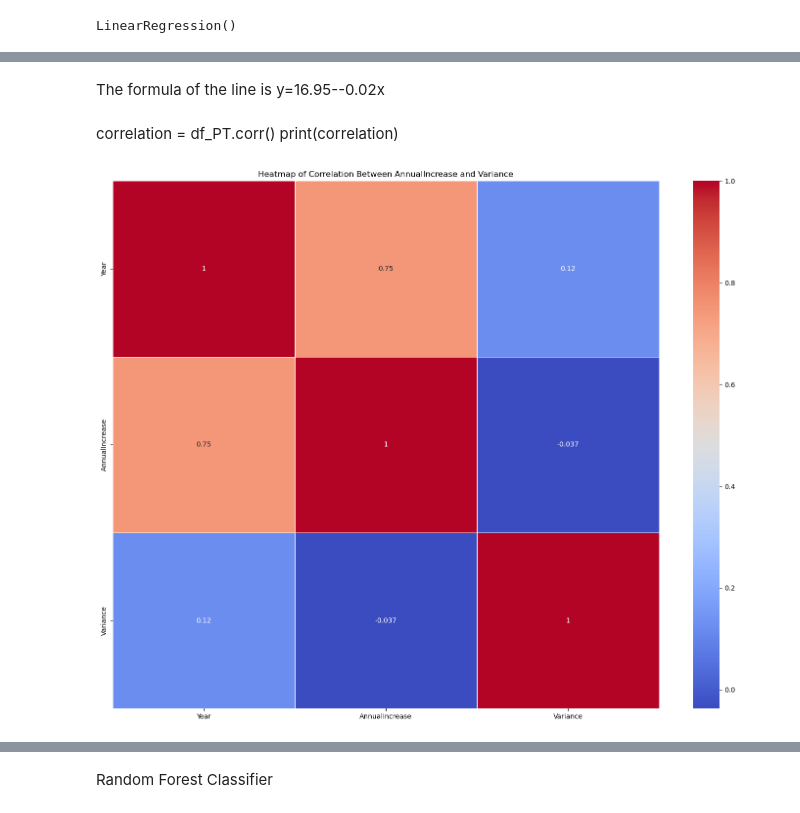
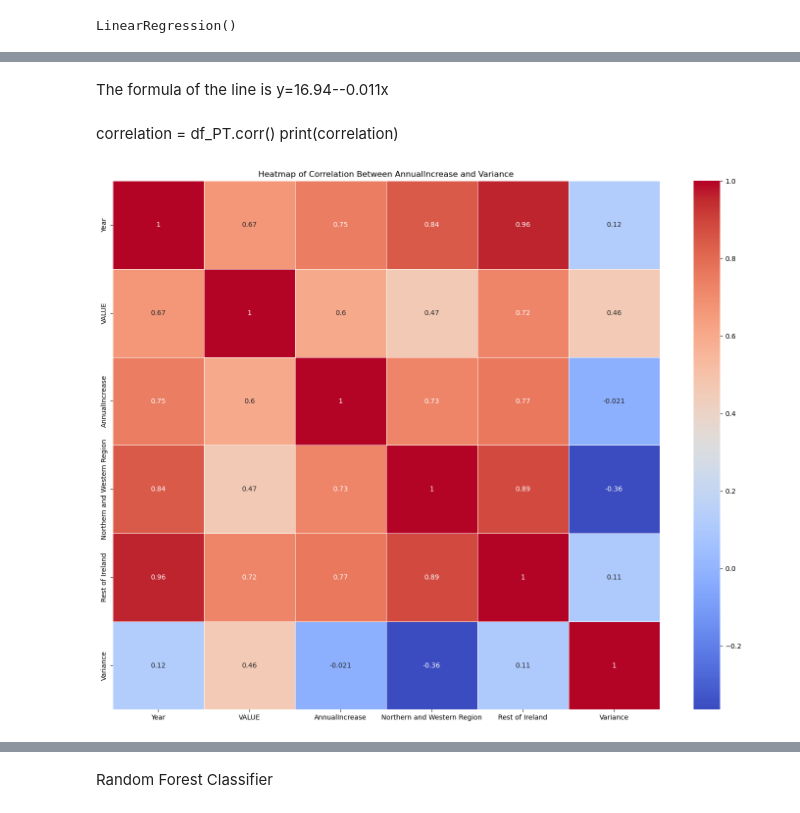
Before and after one commit to ElenaBez/DataAnalytics1, a Jupyter notebook: DA_CA1(11).ipynb, the cells around one changed output, grey strips where cells are left out. Cells and saved outputs as stored; diff of their text form; code cells hidden in the pictures.

```diff
--- a/DA_CA1(11).ipynb
+++ b/DA_CA1(11).ipynb
@@ -295,0 +263,15 @@ print(totals_df)
+# %%
+
+totals_df = Total_Emp_df.groupby(['Year'])['VALUE'].sum().reset_index()
+
+# Calculate the annual increase in value
+totals_df['AnnualIncrease'] = (totals_df['VALUE'] - totals_df['VALUE'].shift(1)) / totals_df['VALUE'].shift(1)
+
+# For the year 2000, set the increase to 0
+totals_df.at[0, 'AnnualIncrease'] = 0
+
+# Convert annual increases to percentages (* 100)
+totals_df['AnnualIncrease'] = totals_df['AnnualIncrease'] * 100
+
+# Display the resulting DataFrame
+print(totals_df)
@@ -480,10 +484,10 @@ plt.legend(loc='upper right', bbox_to_anchor=(1.55, 1));
 # Calculate the difference between the percentages for Rest of Ireland and Northern and Western Region
 pivot_table_variance = pd.DataFrame(pivot_table_variance)
 
-# Merge the pivot table back into the original DataFrame
-df_PT = df.merge(pivot_table_variance, on='Year')
+# Merge the pivot table back into the original
+df_PT = totals_df.merge(pivot_table_variance, on='Year')
 
-# Calculate the difference between the percentages for Region 1 and Region 2
+# Calculate the difference between the percentages for Rest of Ireland and NWR
 df_PT['Variance'] = df_PT['Rest of Ireland'] - df_PT['Northern and Western Region']
 
 # Plot the difference over the years
@@ -497,8 +501,8 @@ plt.ylabel('Variance in % employment: Rest of Ireland vs NWR in Innovative Ind',
 plt.grid(True)
 # Create a twin y-axis for the percentages
 plt.twinx()
-line2,=plt.plot(totals_df['Year'], totals_df['AnnualIncrease'], marker='s', linestyle='-', color='r')
-plt.ylabel('Annual Increase/Decrease in total Irish emplyment (%)', color='r')
+line2,=plt.plot(totals_df['Year'], totals_df['AnnualIncrease'], marker='s', linestyle='-', color='g')
+plt.ylabel('Annual Increase/Decrease in total Irish emplyment (%)', color='g')
 
 
 plt.show()
@@ -803,18 +845,4 @@ from sklearn.model_selection import (GridSearchCV, cross_val_score, cross_val_pr
 
 from statsmodels.tools.eval_measures import mse, rmse
 from sklearn import preprocessing
-# %%
-# Remove duplicates from both DataFrames
-totals_df = totals_df.drop_duplicates(subset='Year')
-df_PT = df_PT.drop_duplicates(subset='Year')
-
-# Set the 'Year' column as the index in both DataFrames
-totals_df.set_index('Year', inplace=True)
-df_PT.set_index('Year', inplace=True)
-
-# Create a new DataFrame by merging the two DataFrames using 'Year' as the key
-new_df = totals_df.join(df_PT, how='inner')
-
-# Reset the index to make 'Year' a column
-new_df.reset_index(inplace=True)
 # %%
@@ -877,15 +910,15 @@ Predicted Variance for AnnualIncrease of 10%: 16.750332415856935
 # %% [markdown]
-The formula of the line is y=16.95--0.02x
+The formula of the line is y=16.94--0.011x
 # %% [markdown]
 correlation = df_PT.corr()
 print(correlation)
 # %%
 plt.figure(figsize=(18,14))
-sns.heatmap(data=new_df.corr(), annot=True, cmap='coolwarm', linewidths=0.5)
+sns.heatmap(data=df_PT.corr(), annot=True, cmap='coolwarm', linewidths=0.5)
 plt.title('Heatmap of Correlation Between AnnualIncrease and Variance')
 plt.show()
 # %% [output]
-[figure, old version]
+[figure, new version]
 # %%
 lrm = LinearRegression()
 
```
Also changed, not shown: parts of 41 cells of this notebook.
